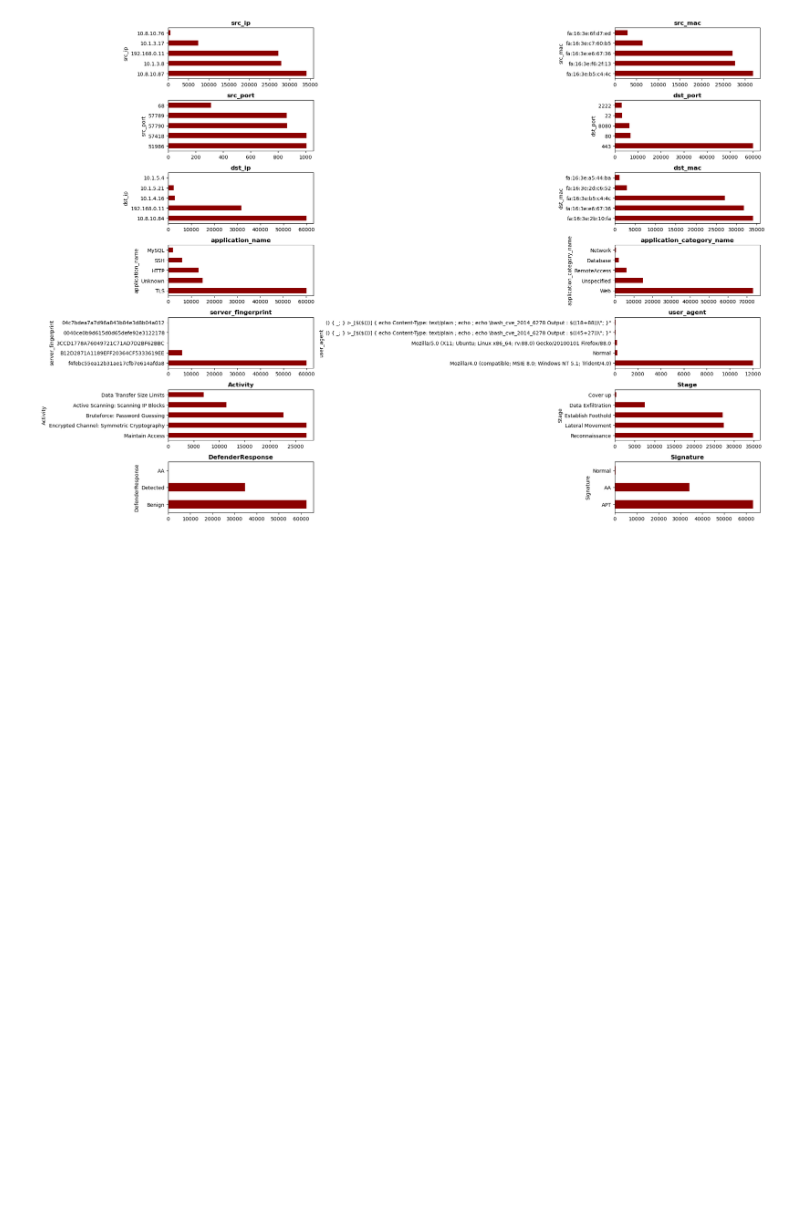
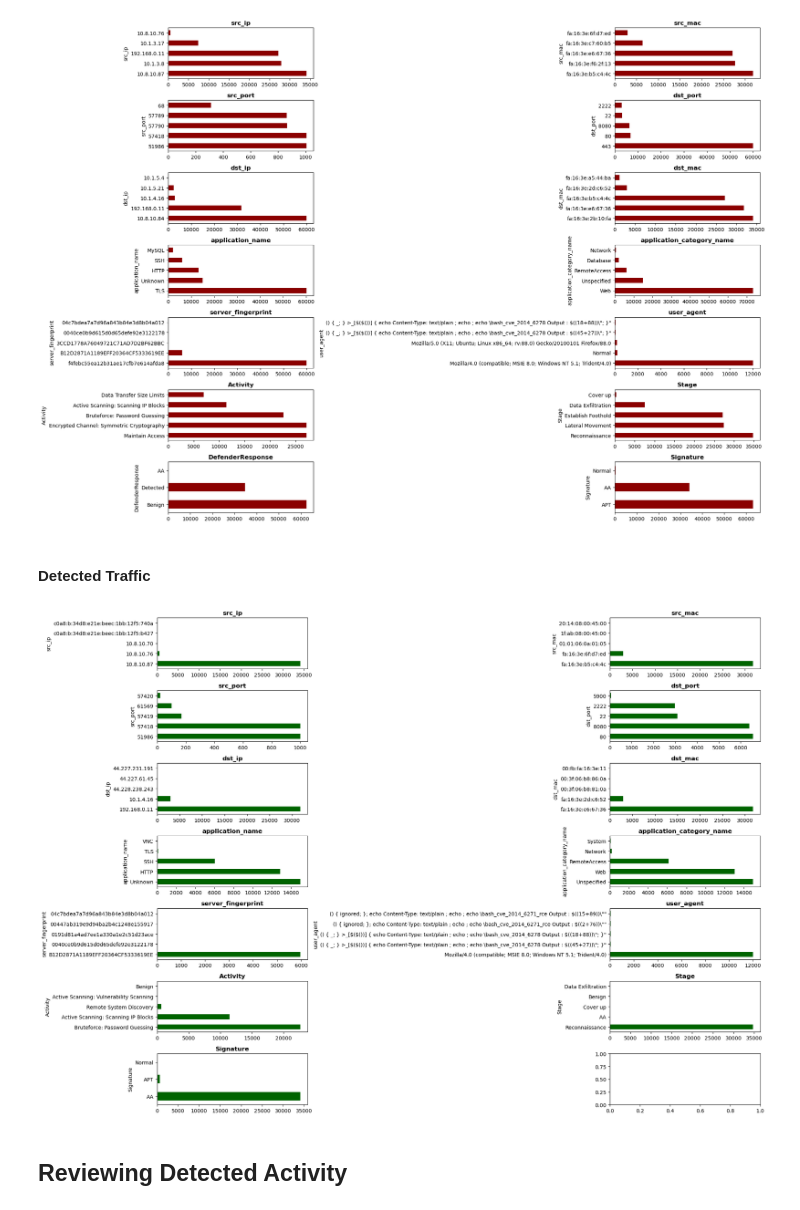
Before and after one commit to birbarino/Data-Analytics-Capstone, a Jupyter notebook: notebooks/eda.ipynb, the cells around one changed output. Cells and saved outputs as stored; diff of their text form; code cells hidden in the pictures; blank space fills up the shorter version.

```diff
--- a/notebooks/eda.ipynb
+++ b/notebooks/eda.ipynb
@@ -284,13 +289,3 @@ print(len(cols))
 df = net_df[cols].sample(10)
 # %% [output]
 20
-# %%
-fig, axes = plt.subplots(7, 3, figsize=(20,20))
-axes = axes.flatten()
-
-for i, col in enumerate(cols):
-    df[col].value_counts().plot(kind='bar', ax=axes[i])
-    axes[i].set_title(col, fontweight='bold')
-
-plt.tight_layout()
-plt.show()
@@ -329,3 +322,35 @@ plt.tight_layout()
 plt.show()
 # %% [output]
 [figure]
+# %% [markdown]
+#### Detected Traffic
+# %%
+found_df = net_df.query('DefenderResponse == "Detected"')
+# %%
+plotme = [
+    ('src_ip', found_df.src_ip.value_counts().sort_values(ascending=False).head(5)),
+    ('src_mac', found_df.src_mac.value_counts().sort_values(ascending=False).head(5)),
+    ('src_port', found_df.src_port.value_counts().sort_values(ascending=False).head(5)),
+    ('dst_port', found_df.dst_port.value_counts().sort_values(ascending=False).head(5)),
+    ('dst_ip', found_df.dst_ip.value_counts().sort_values(ascending=False).head(5)),
+    ('dst_mac', found_df.dst_mac.value_counts().sort_values(ascending=False).head(5)),
+    ('application_name', found_df.application_name.value_counts().sort_values(ascending=False).head(5)),
+    ('application_category_name', found_df.application_category_name.value_counts().sort_values(ascending=False).head(5)),
+    ('server_fingerprint', found_df.server_fingerprint.value_counts().sort_values(ascending=False).head(5)),
+    ('user_agent', found_df.user_agent.value_counts().sort_values(ascending=False).head(5)),
+    ('Activity', found_df.Activity.value_counts().sort_values(ascending=False).head(5)),
+    ('Stage', found_df.Stage.value_counts().sort_values(ascending=False).head(5)),
+    ('Signature', found_df.Signature.value_counts().sort_values(ascending=False).head(5))
+]
+# %%
+fig, axes = plt.subplots(7, 2, figsize=(20,14))
+axes = axes.flatten()
+
+for i, (title, data) in enumerate(plotme):
+    data.plot(kind='barh', ax=axes[i], color='darkgreen')
+    axes[i].set_title(title, fontweight='bold')
+
+plt.tight_layout()
+plt.show()
+# %% [output]
+[figure, added]
@@ -331,0 +359,2 @@ plt.show()
+# %% [markdown]
+## Reviewing Detected Activity
```
Also changed, not shown: parts of 12 cells of this notebook, 2 other files.
